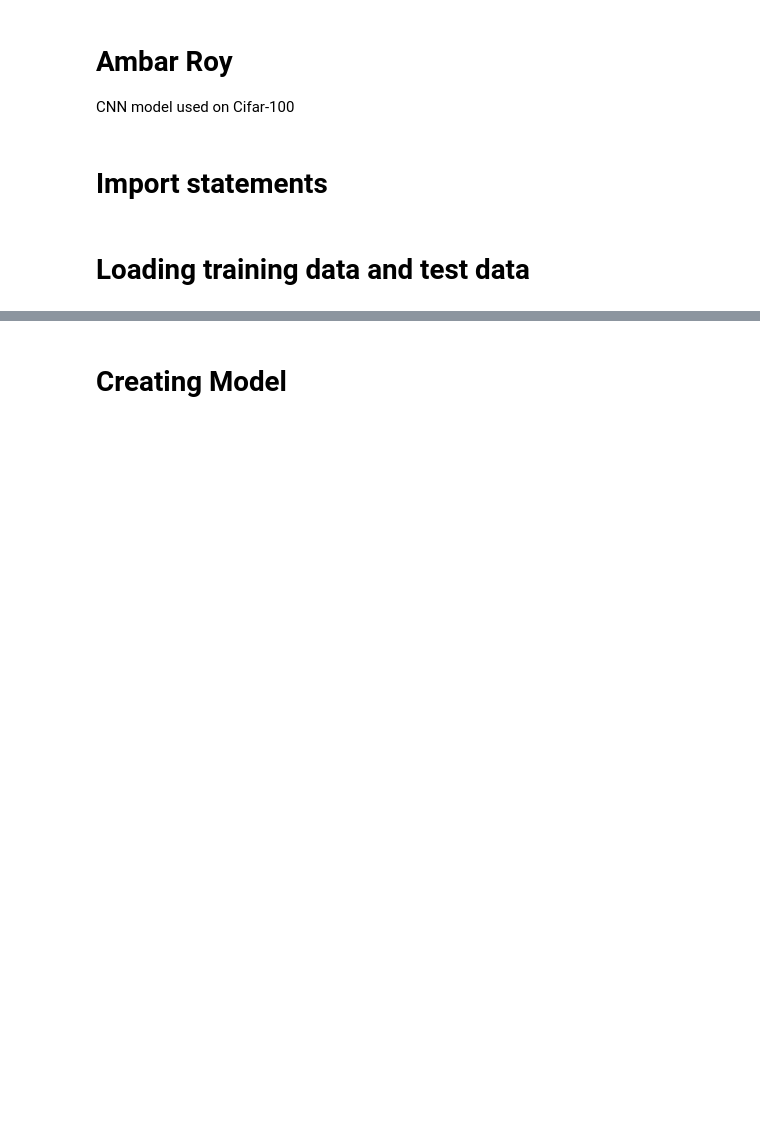
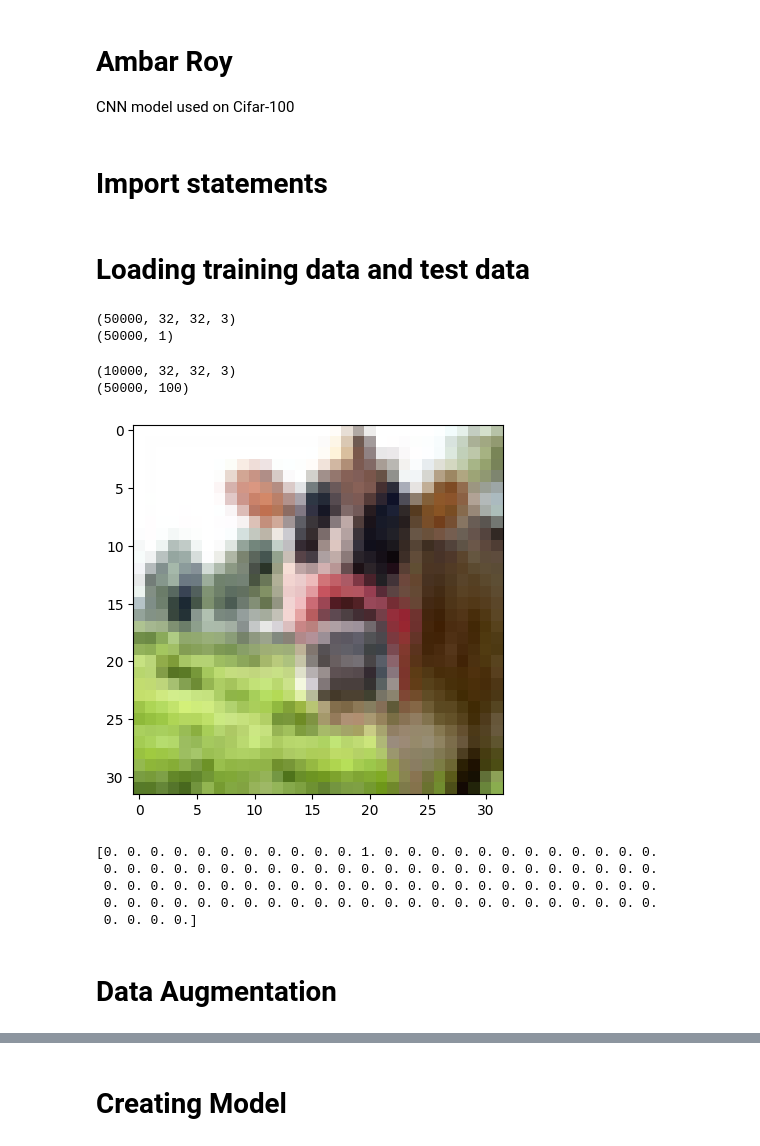
Before and after one commit to 0Standing0Man0/DL-drills, a Jupyter notebook: Cifar-100/Cifar100.ipynb, the cells around one changed output, grey strips where cells are left out. Drawn from its saved outputs; the diff is of its cells as text; code cells hidden in the pictures; blank space fills up the shorter version.

```diff
--- a/Cifar-100/Cifar100.ipynb
+++ b/Cifar-100/Cifar100.ipynb
@@ -25,0 +25,37 @@ y_test=keras.utils.to_categorical(y_test,100)
+# %%
+(x_train, y_train), (x_test, y_test)=cifar100.load_data(label_mode='coarse')
+print(x_train.shape)
+print(y_train.shape)
+# %% [output]
+(50000, 32, 32, 3)
+(50000, 1)
+# %%
+x_train = x_train*1.0/255
+x_test = x_test*1.0/255
+
+
+# x_train=np.array([cv2.resize(img, (140, 140)) for img in x_train])
+# x_test= np.array([cv2.resize(img, (140, 140)) for img in x_test])
+
+# ohc=OneHotEncoder()
+# y_train = ohc.fit_transform(y_train.reshape(-1, 1)).toarray().astype(int)
+# y_test = ohc.transform(y_test.reshape(-1, 1)).toarray().astype(int)
+y_train=to_categorical(y_train, num_classes=100)
+y_test=to_categorical(y_train, num_classes=100)
+
+print(x_test.shape)
+print(y_train.shape)
+plt.imshow(x_train[0])
+plt.show()
+print(y_train[0])
+# %% [output]
+(10000, 32, 32, 3)
+(50000, 100)
+[figure, added]
+[0. 0. 0. 0. 0. 0. 0. 0. 0. 0. 0. 1. 0. 0. 0. 0. 0. 0. 0. 0. 0. 0. 0. 0.
+ 0. 0. 0. 0. 0. 0. 0. 0. 0. 0. 0. 0. 0. 0. 0. 0. 0. 0. 0. 0. 0. 0. 0. 0.
+ 0. 0. 0. 0. 0. 0. 0. 0. 0. 0. 0. 0. 0. 0. 0. 0. 0. 0. 0. 0. 0. 0. 0. 0.
+ 0. 0. 0. 0. 0. 0. 0. 0. 0. 0. 0. 0. 0. 0. 0. 0. 0. 0. 0. 0. 0. 0. 0. 0.
+ 0. 0. 0. 0.]
+# %% [markdown]
+# Data Augmentation
```
Also changed, not shown: parts of 14 cells of this notebook, 1 other file.
